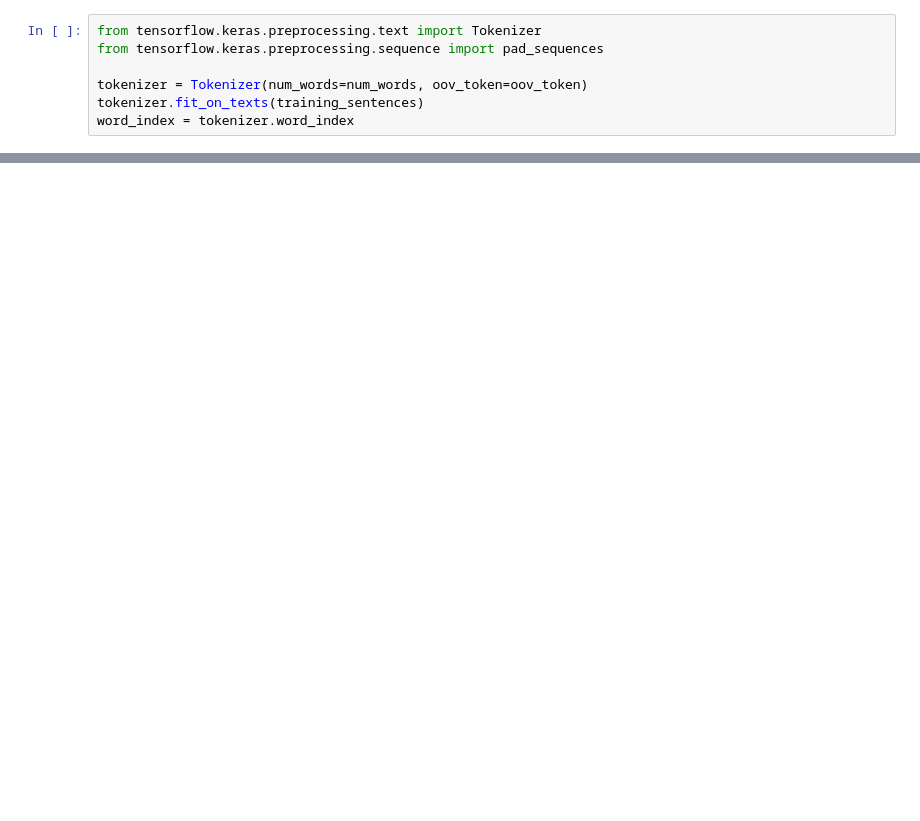
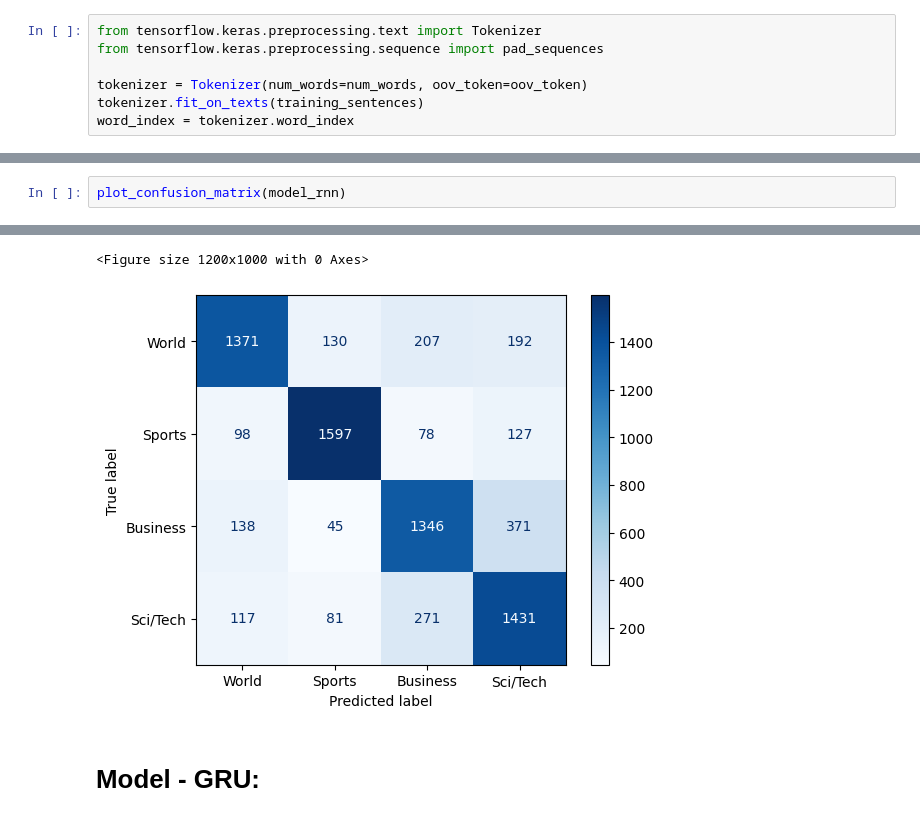
Before and after one commit to Norbert-Podgorski/ML-Exploration-Projects, a Jupyter notebook: NLP - Recursive_Architectures_Comparison/Recursive_Architectures_Comparison.ipynb, the cells around one changed output, grey strips where cells are left out. Saved outputs shown, nothing was run; the diff lists cells and outputs as text; blank space fills up the shorter version.

```diff
--- a/NLP - Recursive_Architectures_Comparison/Recursive_Architectures_Comparison.ipynb
+++ b/NLP - Recursive_Architectures_Comparison/Recursive_Architectures_Comparison.ipynb
@@ -74,0 +154,3 @@ This was an absolutely terrible movie. Don't be lured in by Christopher Walken o
+# %%
+plot_confusion_matrix(model_rnn)
+# %% [output]
@@ -74,0 +158,4 @@ This was an absolutely terrible movie. Don't be lured in by Christopher Walken o
+<Figure size 1200x1000 with 0 Axes>
+[figure, added]
+# %% [markdown]
+# **Model - GRU:**
```
Also changed, not shown: parts of 27 cells of this notebook.
